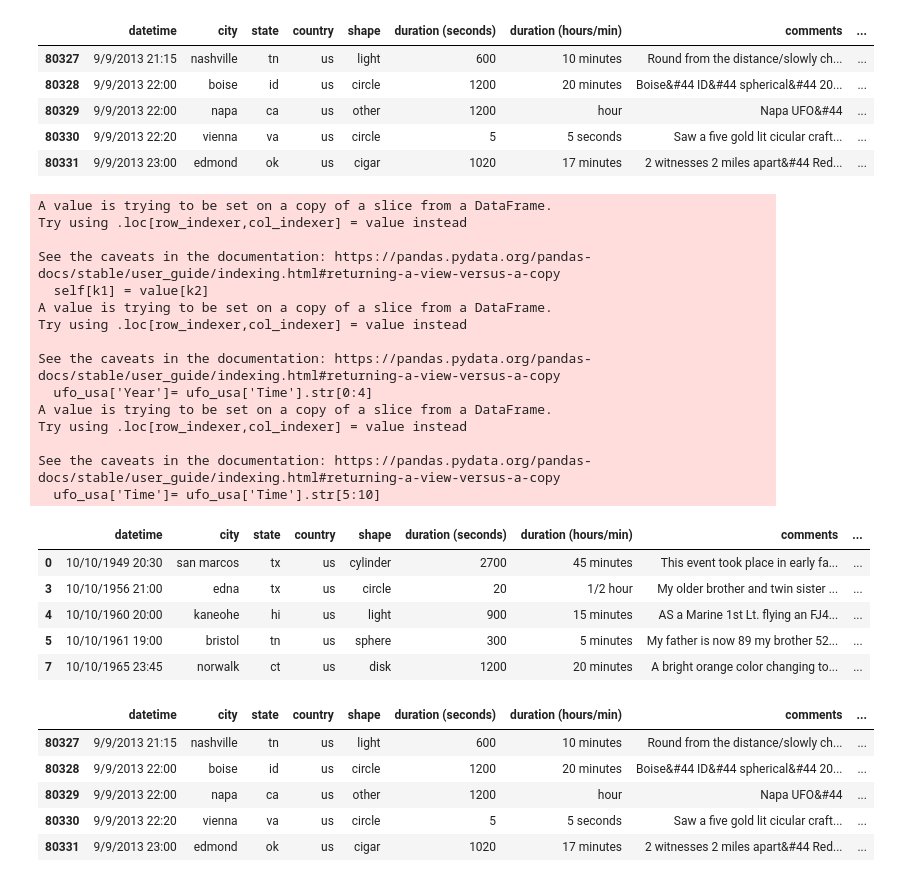
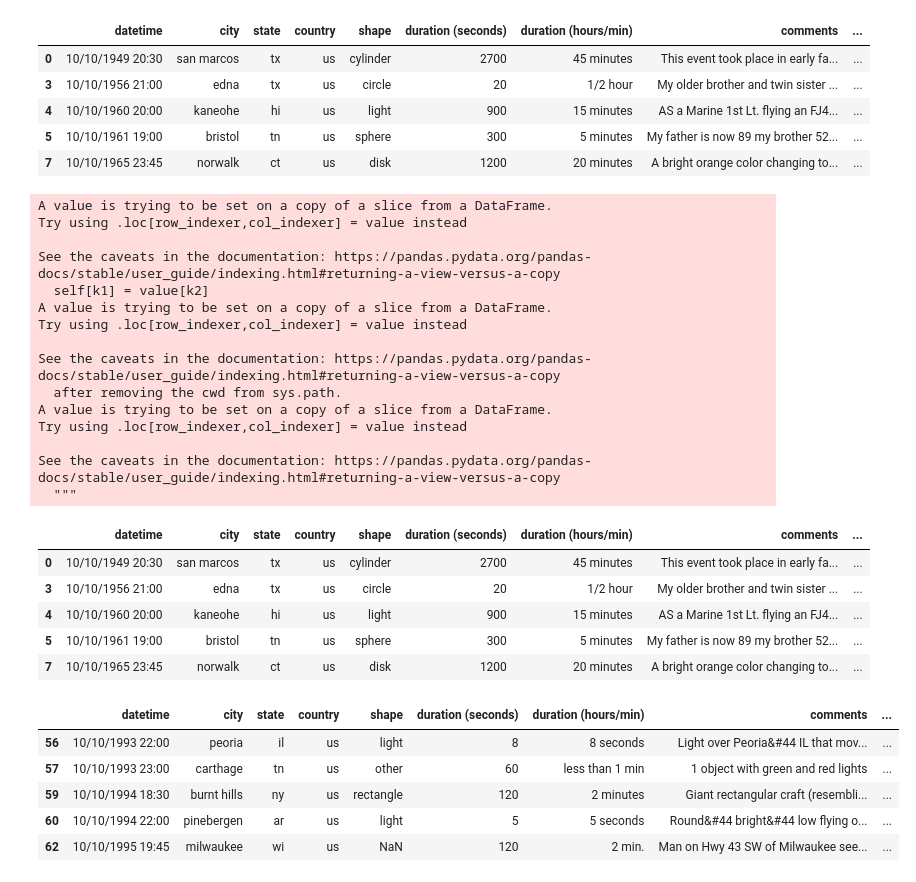
Before and after one commit to mmegancross/project-1-alien-analysis, a Jupyter notebook: UFO_dataset_trimmed.ipynb, the cells around one changed output. Drawn from its saved outputs; the diff is of its cells as text; code cells hidden in the pictures.

```diff
--- a/UFO_dataset_trimmed.ipynb
+++ b/UFO_dataset_trimmed.ipynb
@@ -6,4 +6,4 @@ import pandas as pd
 # %%
-ufo_data = pd.read_csv("scrubbed.csv")
-ufo_data.head()
+ufo_data_df = pd.read_csv("Data/scrubbed.csv")
+ufo_data_df.head()
 # %% [output]
@@ -11,14 +16,13 @@ FileNotFoundError: [Errno 2] File scrubbed.csv does not exist: 'scrubbed.csv'
 # %%
-ufo_usa=ufo_data[ufo_data.country.eq("us")]
+ufo_usa = ufo_data_df[ufo_data_df.country.eq("us")]
 ufo_usa.head()
-ufo_usa.tail()
 # %% [output]
 |  | datetime | city | state | country | shape | duration (seconds) | duration (hours/min) | comments | ... |
-| 80327 | 9/9/2013 21:15 | nashville | tn | us | light | 600 | 10 minutes | Round from the distance/slowly ch... | ... |
-| 80328 | 9/9/2013 22:00 | boise | id | us | circle | 1200 | 20 minutes | Boise&#44 ID&#44 spherical&#44 20... | ... |
-| 80329 | 9/9/2013 22:00 | napa | ca | us | other | 1200 | hour | Napa UFO&#44 | ... |
-| 80330 | 9/9/2013 22:20 | vienna | va | us | circle | 5 | 5 seconds | Saw a five gold lit cicular craft... | ... |
-| 80331 | 9/9/2013 23:00 | edmond | ok | us | cigar | 1020 | 17 minutes | 2 witnesses 2 miles apart&#44 Red... | ... |
+| 0 | 10/10/1949 20:30 | san marcos | tx | us | cylinder | 2700 | 45 minutes | This event took place in early fa... | ... |
+| 3 | 10/10/1956 21:00 | edna | tx | us | circle | 20 | 1/2 hour | My older brother and twin sister ... | ... |
+| 4 | 10/10/1960 20:00 | kaneohe | hi | us | light | 900 | 15 minutes | AS a Marine 1st Lt. flying an FJ4... | ... |
+| 5 | 10/10/1961 19:00 | bristol | tn | us | sphere | 300 | 5 minutes | My father is now 89 my brother 52... | ... |
+| 7 | 10/10/1965 23:45 | norwalk | ct | us | disk | 1200 | 20 minutes | A bright orange color changing to... | ... |
 # %%
 ufo_usa[['Month', 'Day', 'Time']]= ufo_usa['datetime'].str.split('/',expand=True)
 
@@ -36,12 +40,12 @@ A value is trying to be set on a copy of a slice from a DataFrame.
 Try using .loc[row_indexer,col_indexer] = value instead
 
 See the caveats in the documentation: https://pandas.pydata.org/pandas-docs/stable/user_guide/indexing.html#returning-a-view-versus-a-copy
-  ufo_usa['Year']= ufo_usa['Time'].str[0:4]
+  after removing the cwd from sys.path.
 A value is trying to be set on a copy of a slice from a DataFrame.
 Try using .loc[row_indexer,col_indexer] = value instead
 
 See the caveats in the documentation: https://pandas.pydata.org/pandas-docs/stable/user_guide/indexing.html#returning-a-view-versus-a-copy
-  ufo_usa['Time']= ufo_usa['Time'].str[5:10]
+  """
 |  | datetime | city | state | country | shape | duration (seconds) | duration (hours/min) | comments | ... |
 | 0 | 10/10/1949 20:30 | san marcos | tx | us | cylinder | 2700 | 45 minutes | This event took place in early fa... | ... |
 | 3 | 10/10/1956 21:00 | edna | tx | us | circle | 20 | 1/2 hour | My older brother and twin sister ... | ... |
@@ -51,13 +55,12 @@ See the caveats in the documentation: https://pandas.pydata.org/pandas-docs/stab
 # %%
 
 
 ufo_dates = ufo_usa[ufo_usa['Year'].between('1993', '2020')]
 ufo_dates.head()
-ufo_dates.tail()
 # %% [output]
 |  | datetime | city | state | country | shape | duration (seconds) | duration (hours/min) | comments | ... |
-| 80327 | 9/9/2013 21:15 | nashville | tn | us | light | 600 | 10 minutes | Round from the distance/slowly ch... | ... |
-| 80328 | 9/9/2013 22:00 | boise | id | us | circle | 1200 | 20 minutes | Boise&#44 ID&#44 spherical&#44 20... | ... |
-| 80329 | 9/9/2013 22:00 | napa | ca | us | other | 1200 | hour | Napa UFO&#44 | ... |
-| 80330 | 9/9/2013 22:20 | vienna | va | us | circle | 5 | 5 seconds | Saw a five gold lit cicular craft... | ... |
-| 80331 | 9/9/2013 23:00 | edmond | ok | us | cigar | 1020 | 17 minutes | 2 witnesses 2 miles apart&#44 Red... | ... |
+| 56 | 10/10/1993 22:00 | peoria | il | us | light | 8 | 8 seconds | Light over Peoria&#44 IL that mov... | ... |
+| 57 | 10/10/1993 23:00 | carthage | tn | us | other | 60 | less than 1 min | 1 object with green and red lights | ... |
+| 59 | 10/10/1994 18:30 | burnt hills | ny | us | rectangle | 120 | 2 minutes | Giant rectangular craft (resembli... | ... |
+| 60 | 10/10/1994 22:00 | pinebergen | ar | us | light | 5 | 5 seconds | Round&#44 bright&#44 low flying o... | ... |
+| 62 | 10/10/1995 19:45 | milwaukee | wi | us | NaN | 120 | 2 min. | Man on Hwy 43 SW of Milwaukee see... | ... |
```
Also changed, not shown: parts of 26 cells of this notebook, 3 other files.
